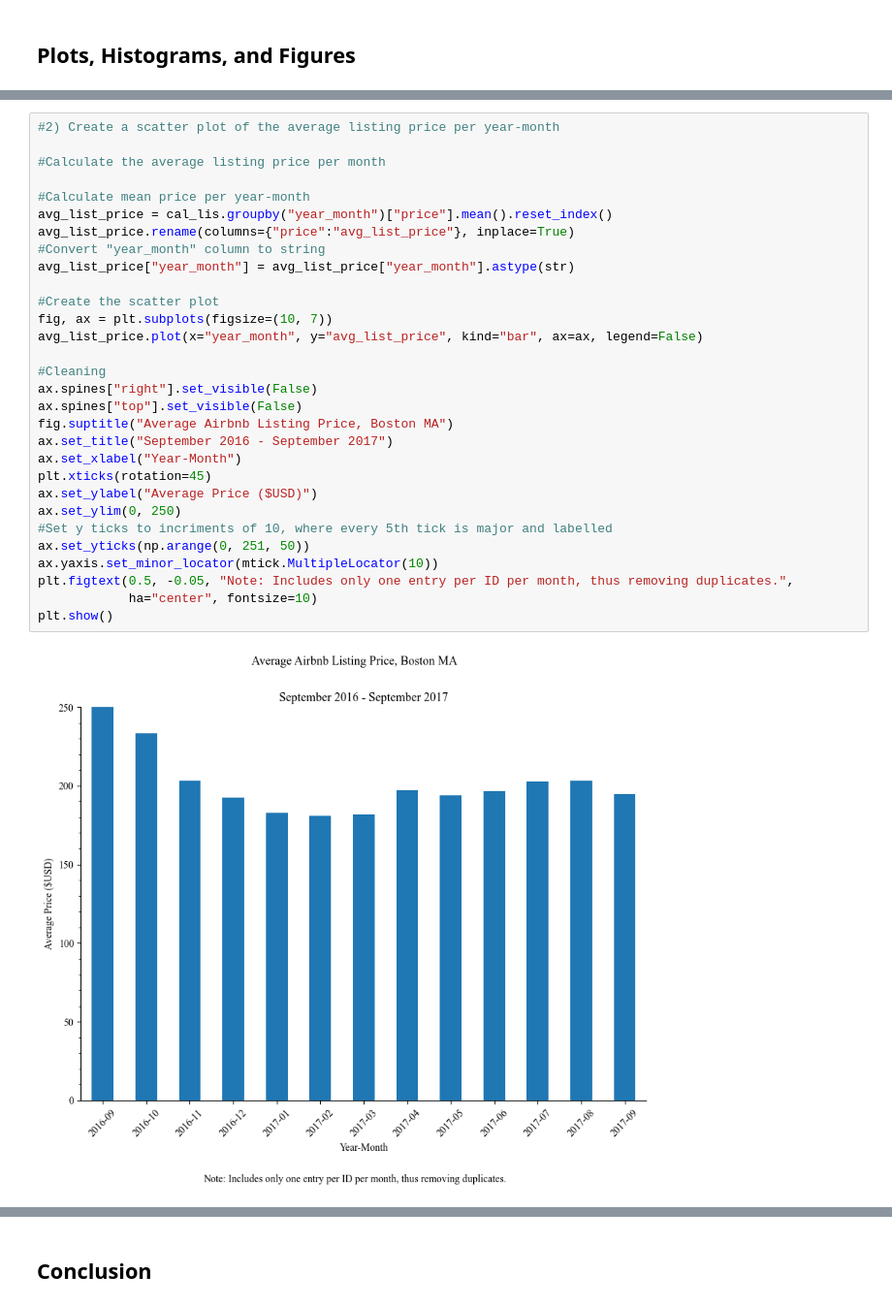
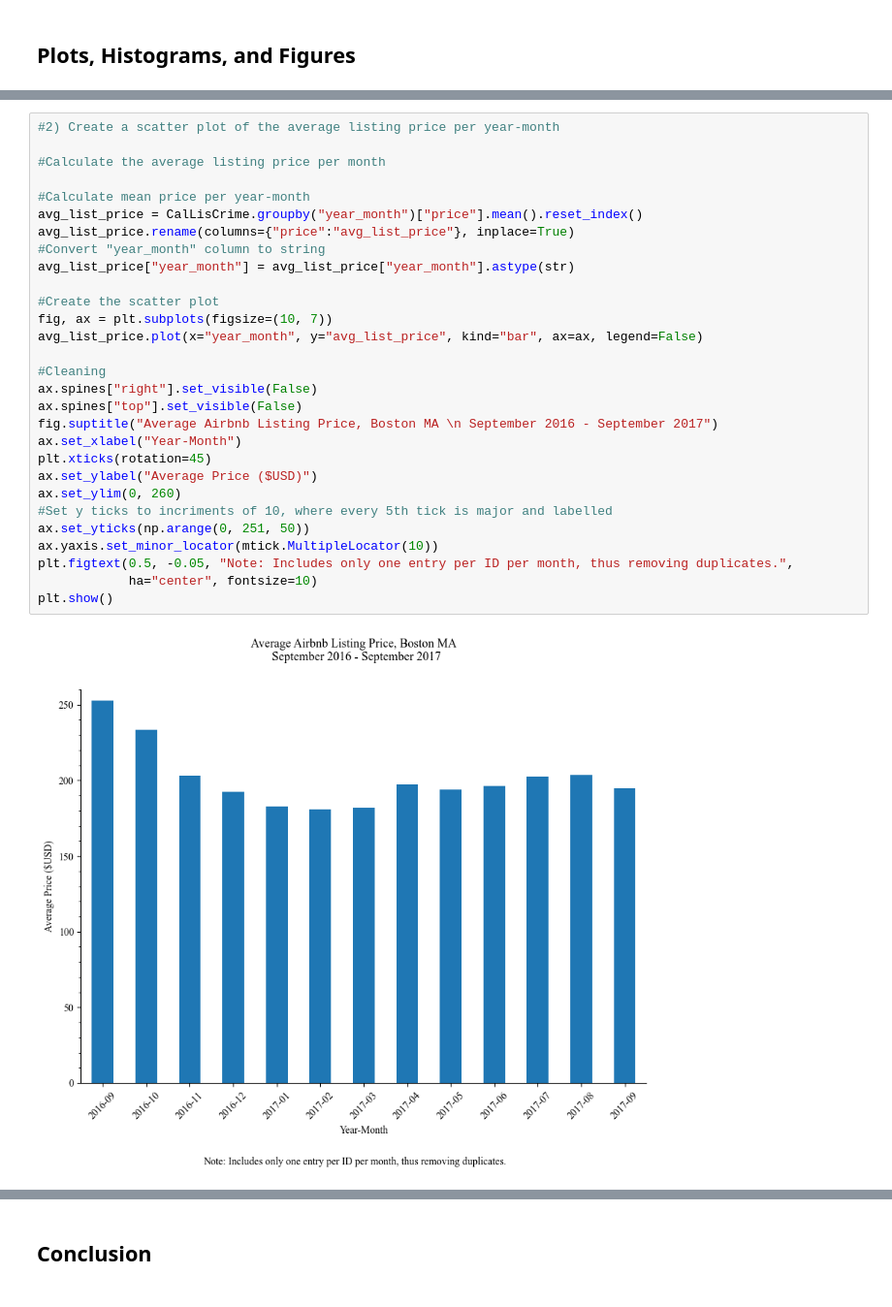
Before and after one commit to ECO225-W2025/eco225-project-code-easteli, a Jupyter notebook: Project1EliEaston.ipynb, the cells around one changed output, grey strips where cells are left out. Shown at 97% size. Drawn from its saved outputs; the diff is of its cells as text.

```diff
--- a/Project1EliEaston.ipynb
+++ b/Project1EliEaston.ipynb
@@ -201,35 +252,34 @@ plt.show()
 # %%
 #2) Create a scatter plot of the average listing price per year-month
 
 #Calculate the average listing price per month
 
 #Calculate mean price per year-month
-avg_list_price = cal_lis.groupby("year_month")["price"].mean().reset_index()
+avg_list_price = CalLisCrime.groupby("year_month")["price"].mean().reset_index()
 avg_list_price.rename(columns={"price":"avg_list_price"}, inplace=True)
 #Convert "year_month" column to string
 avg_list_price["year_month"] = avg_list_price["year_month"].astype(str)
 
 #Create the scatter plot
 fig, ax = plt.subplots(figsize=(10, 7))
 avg_list_price.plot(x="year_month", y="avg_list_price", kind="bar", ax=ax, legend=False)
 
 #Cleaning
 ax.spines["right"].set_visible(False)
 ax.spines["top"].set_visible(False)
-fig.suptitle("Average Airbnb Listing Price, Boston MA")
-ax.set_title("September 2016 - September 2017")
+fig.suptitle("Average Airbnb Listing Price, Boston MA \n September 2016 - September 2017")
 ax.set_xlabel("Year-Month")
 plt.xticks(rotation=45)
 ax.set_ylabel("Average Price ($USD)")
-ax.set_ylim(0, 250)
+ax.set_ylim(0, 260)
 #Set y ticks to incriments of 10, where every 5th tick is major and labelled
 ax.set_yticks(np.arange(0, 251, 50))
 ax.yaxis.set_minor_locator(mtick.MultipleLocator(10))
 plt.figtext(0.5, -0.05, "Note: Includes only one entry per ID per month, thus removing duplicates.",
             ha="center", fontsize=10)
 plt.show()
 # %% [output]
-[figure, old version]
+[figure, new version]
 # %%
 #3) Create a histogram of the distribution of listing prices for April 2017
 
```
Also changed, not shown: parts of 14 cells of this notebook.
